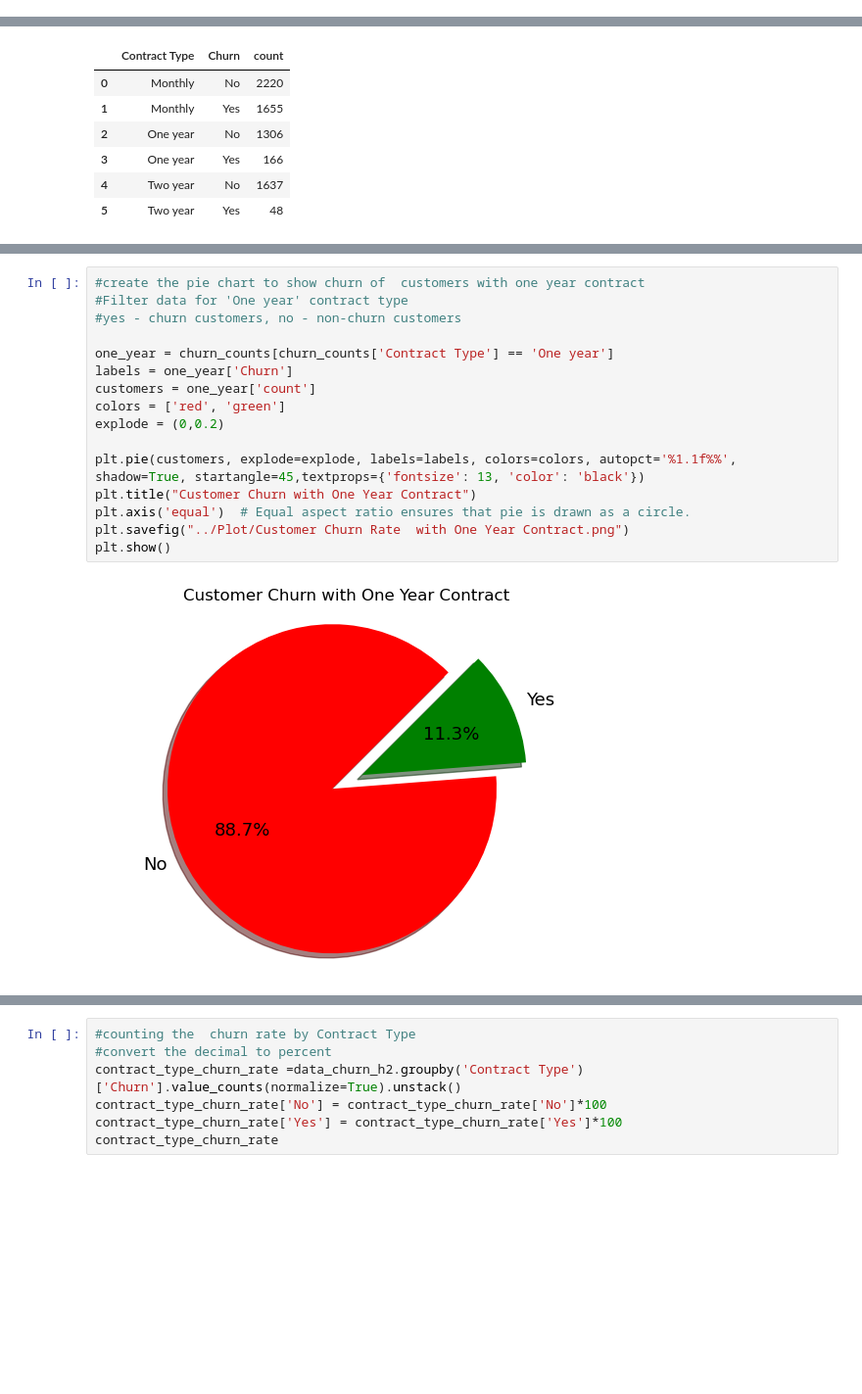
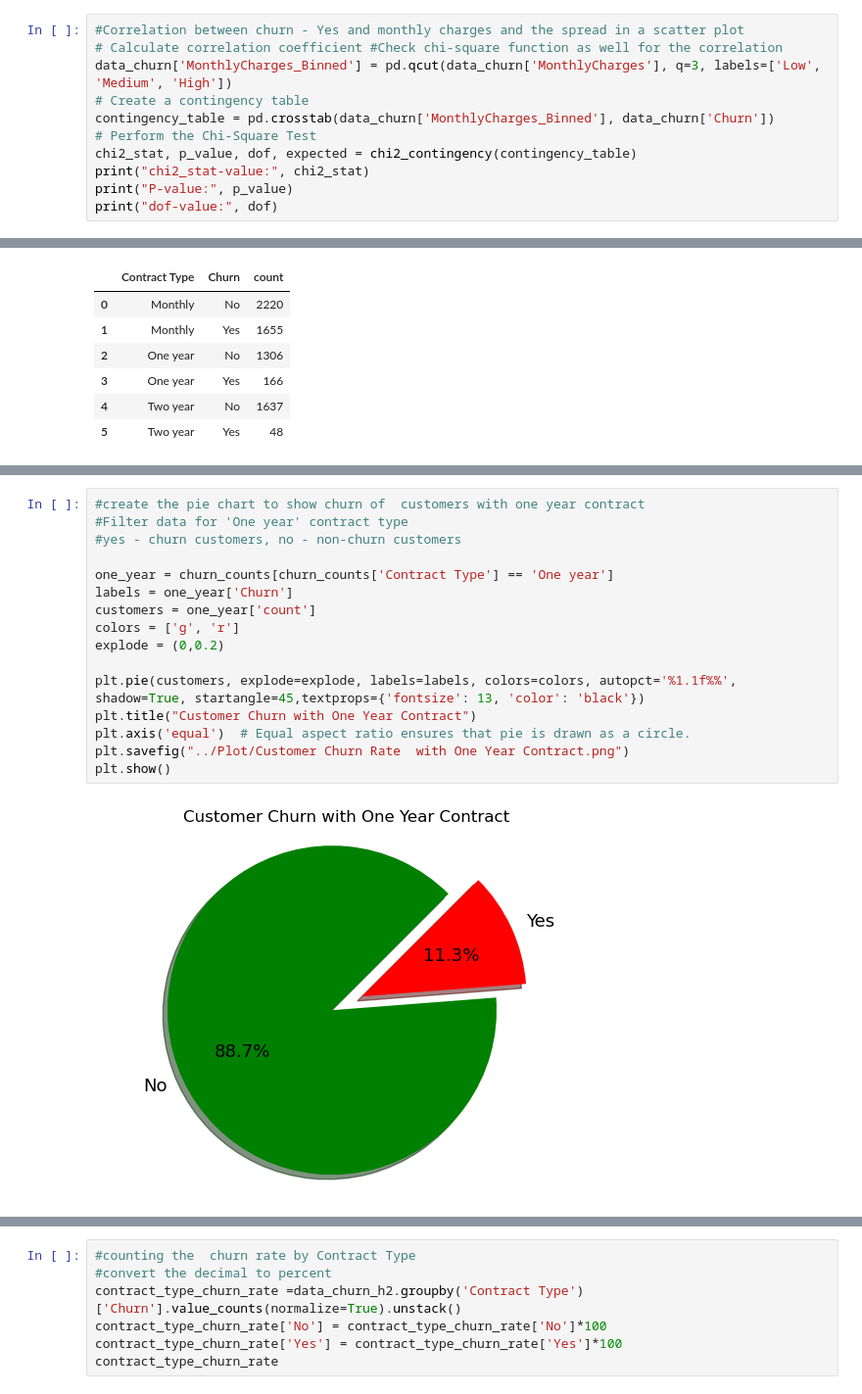
Before and after one commit to Eder-2024/Project_1-Telco, a Jupyter notebook: Main_Code/Main_Code.ipynb, the cells around one changed output, grey strips where cells are left out. Shown at 98% size. Drawn from its saved outputs; the diff is of its cells as text; blank space fills up the shorter version.

```diff
--- a/Hypothesis/Main_Code.ipynb
+++ b/Main_Code/Main_Code.ipynb
@@ -258,0 +225,11 @@ tenure_df
+# %%
+#Correlation between churn - Yes and monthly charges and the spread in a scatter plot
+# Calculate correlation coefficient #Check chi-square function as well for the correlation
+data_churn['MonthlyCharges_Binned'] = pd.qcut(data_churn['MonthlyCharges'], q=3, labels=['Low', 'Medium', 'High'])
+# Create a contingency table
+contingency_table = pd.crosstab(data_churn['MonthlyCharges_Binned'], data_churn['Churn'])
+# Perform the Chi-Square Test
+chi2_stat, p_value, dof, expected = chi2_contingency(contingency_table)
+print("chi2_stat-value:", chi2_stat)
+print("P-value:", p_value)
+print("dof-value:", dof)
@@ -338,21 +320,21 @@ plt.show()
 # %%
 #create the pie chart to show churn of  customers with one year contract
 #Filter data for 'One year' contract type
 #yes - churn customers, no - non-churn customers
 
 one_year = churn_counts[churn_counts['Contract Type'] == 'One year']
 labels = one_year['Churn']
 customers = one_year['count']
-colors = ['red', 'green']
+colors = ['g', 'r']
 explode = (0,0.2)
 
 plt.pie(customers, explode=explode, labels=labels, colors=colors, autopct='%1.1f%%', shadow=True, startangle=45,textprops={'fontsize': 13, 'color': 'black'})
 plt.title("Customer Churn with One Year Contract")
 plt.axis('equal')  # Equal aspect ratio ensures that pie is drawn as a circle.
 plt.savefig("../Plot/Customer Churn Rate  with One Year Contract.png")
 plt.show()
 # %% [output]
-[figure, old version]
+[figure, new version]
 # %%
 #creating the pie chart to show churn of  customers with two year contract
 #Filter data for 'Monthly' contract type
```
Also changed, not shown: parts of 17 cells of this notebook, 9 other files.
